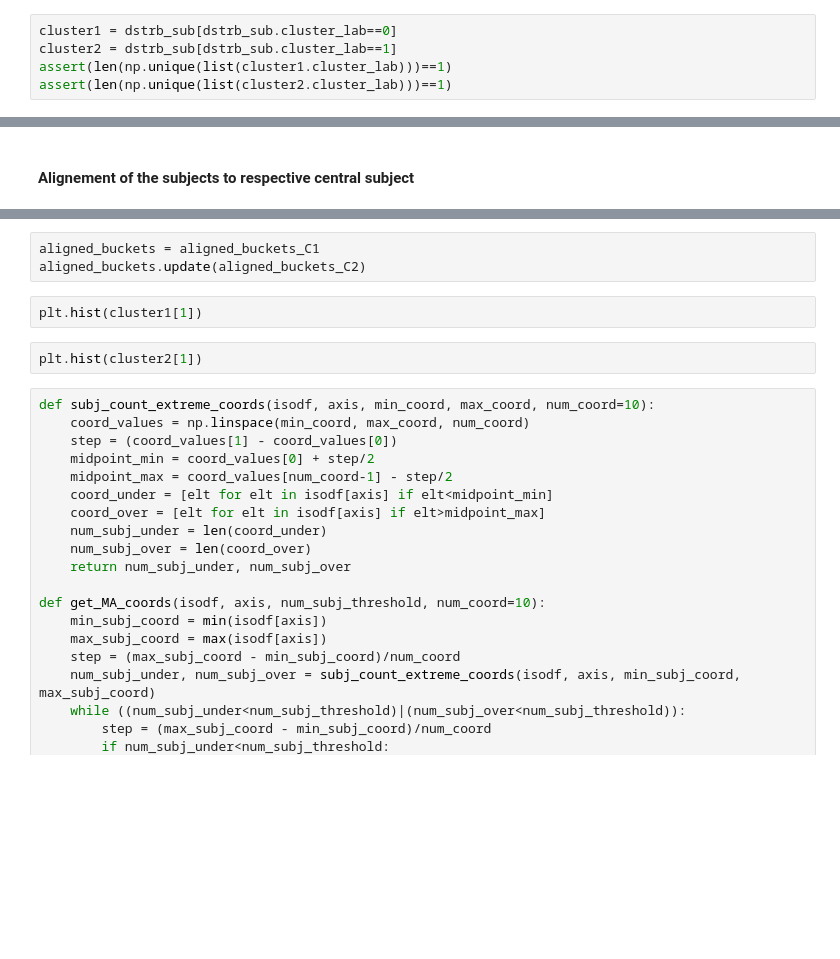
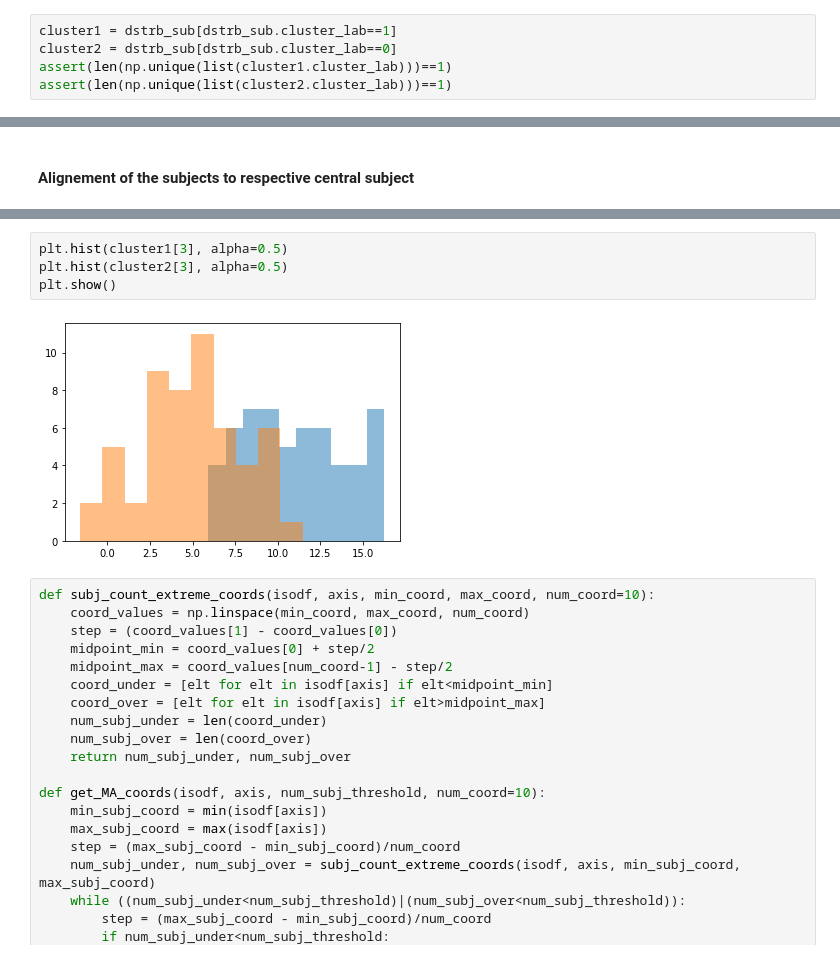
Before and after one commit to neurospin-projects/2021_jchavas_lguillon_deepcingulate, a Jupyter notebook: SimCLR/deep_folding_ma_visu.ipynb, the cells around one changed output, grey strips where cells are left out. Saved outputs shown, nothing was run; the diff lists cells and outputs as text; blank space fills up the shorter version.

```diff
--- a/SimCLR/deep_folding_ma_visu.ipynb
+++ b/SimCLR/deep_folding_ma_visu.ipynb
@@ -166,6 +228,6 @@ plt.show()
 # %%
-cluster1 = dstrb_sub[dstrb_sub.cluster_lab==0]
-cluster2 = dstrb_sub[dstrb_sub.cluster_lab==1]
+cluster1 = dstrb_sub[dstrb_sub.cluster_lab==1]
+cluster2 = dstrb_sub[dstrb_sub.cluster_lab==0]
 assert(len(np.unique(list(cluster1.cluster_lab)))==1)
 assert(len(np.unique(list(cluster2.cluster_lab)))==1)
 # %% [markdown]
@@ -223,10 +259,9 @@ aligned_buckets_C2, aligned_rot_C2, aligned_transl_C2 = ma.align_buckets_by_ICP_
-# %%
-aligned_buckets = aligned_buckets_C1
-aligned_buckets.update(aligned_buckets_C2)
-# %%
-plt.hist(cluster1[1])
-# %%
-plt.hist(cluster2[1])
+# %%
+plt.hist(cluster1[3], alpha=0.5)
+plt.hist(cluster2[3], alpha=0.5)
+plt.show()
+# %% [output]
+[figure, added]
 # %%
 def subj_count_extreme_coords(isodf, axis, min_coord, max_coord, num_coord=10):
     coord_values = np.linspace(min_coord, max_coord, num_coord)
```
Also changed, not shown: parts of 65 cells of this notebook, 2 other files.
